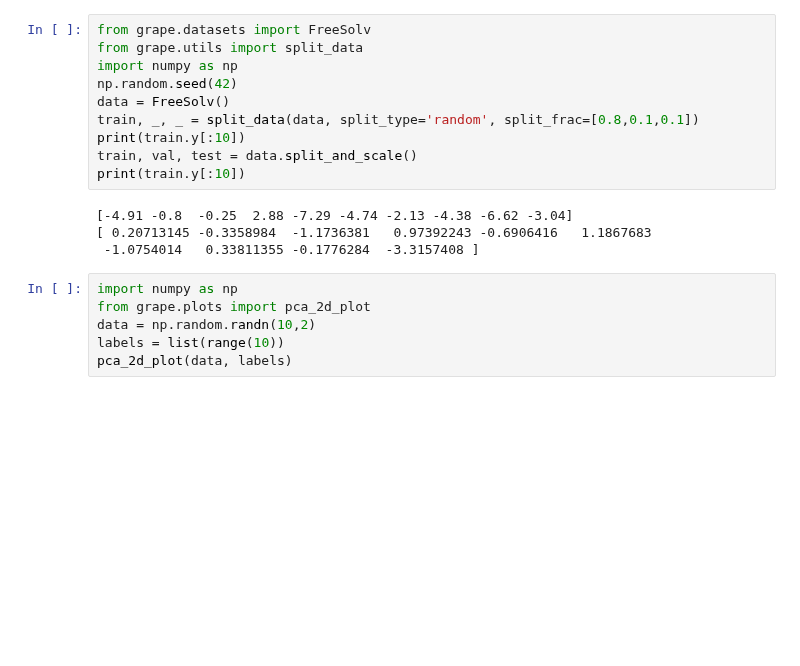
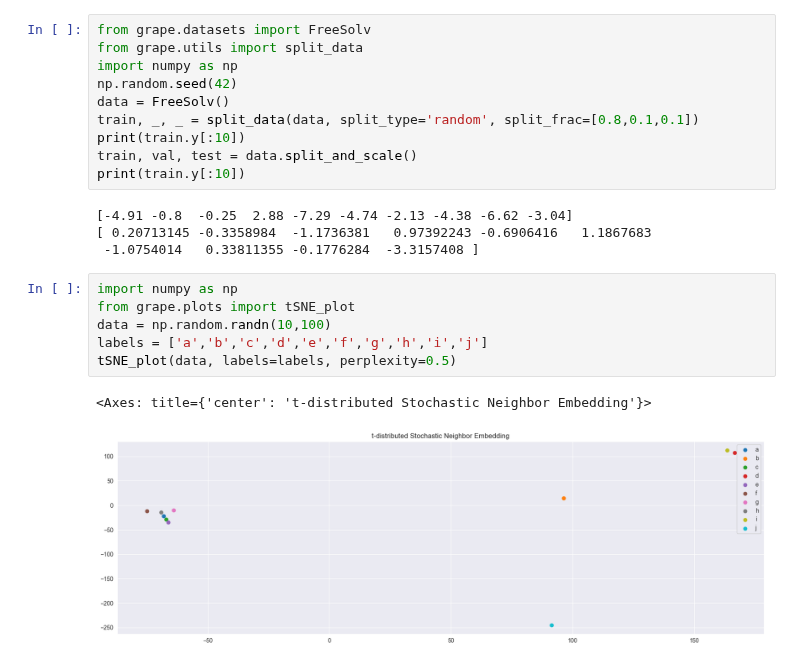
Before and after one commit to aerte/GraPE, a Jupyter notebook: notebooks/tests.ipynb, the cells around one changed output. Saved outputs shown, nothing was run; the diff lists cells and outputs as text; blank space fills up the shorter version.

```diff
--- a/notebooks/tests.ipynb
+++ b/notebooks/tests.ipynb
@@ -348,7 +348,10 @@ print(train.y[:10])
  -1.0754014   0.33811355 -0.1776284  -3.3157408 ]
 # %%
 import numpy as np
-from grape.plots import pca_2d_plot
-data = np.random.randn(10,2)
-labels = list(range(10))
-pca_2d_plot(data, labels)
+from grape.plots import tSNE_plot
+data = np.random.randn(10,100)
+labels = ['a','b','c','d','e','f','g','h','i','j']
+tSNE_plot(data, labels=labels, perplexity=0.5)
+# %% [output]
+<Axes: title={'center': 't-distributed Stochastic Neighbor Embedding'}>
+[figure, added]
```
Also changed, not shown: parts of 4 cells of this notebook, 12 other files.
